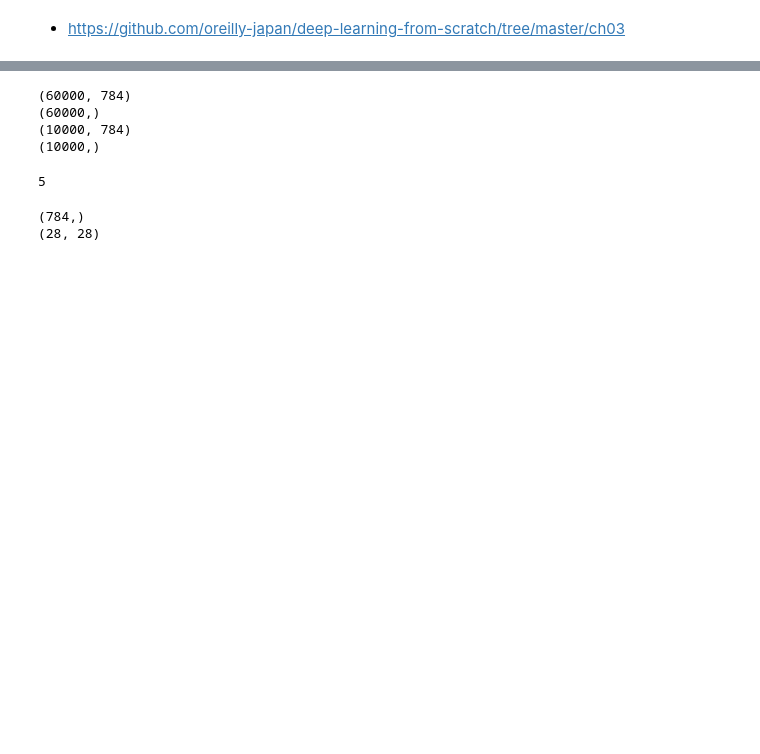
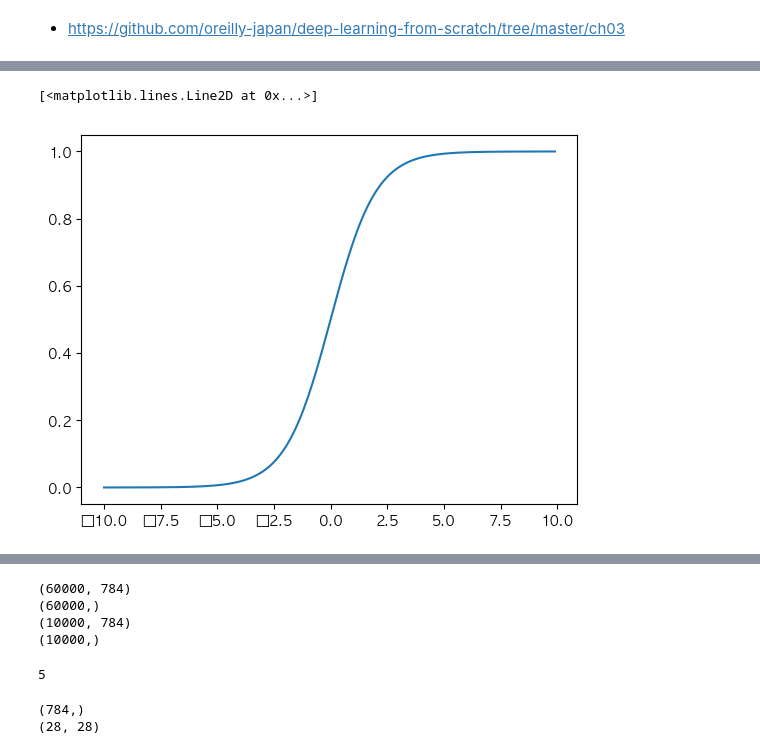
Before and after one commit to u110/public-jupyter, a Jupyter notebook: deep-learning-from-scratch/chapter3.ipynb, the cells around one changed output, grey strips where cells are left out. Drawn from its saved outputs; the diff is of its cells as text; code cells hidden in the pictures; blank space fills up the shorter version.

```diff
--- a/deep-learning-from-scratch/chapter3.ipynb
+++ b/deep-learning-from-scratch/chapter3.ipynb
@@ -2,0 +30,5 @@
+# %%
+plt.plot(x,y)
+# %% [output]
+[<matplotlib.lines.Line2D at 0x...>]
+[figure, added]
```
Also changed, not shown: parts of 17 cells of this notebook.
